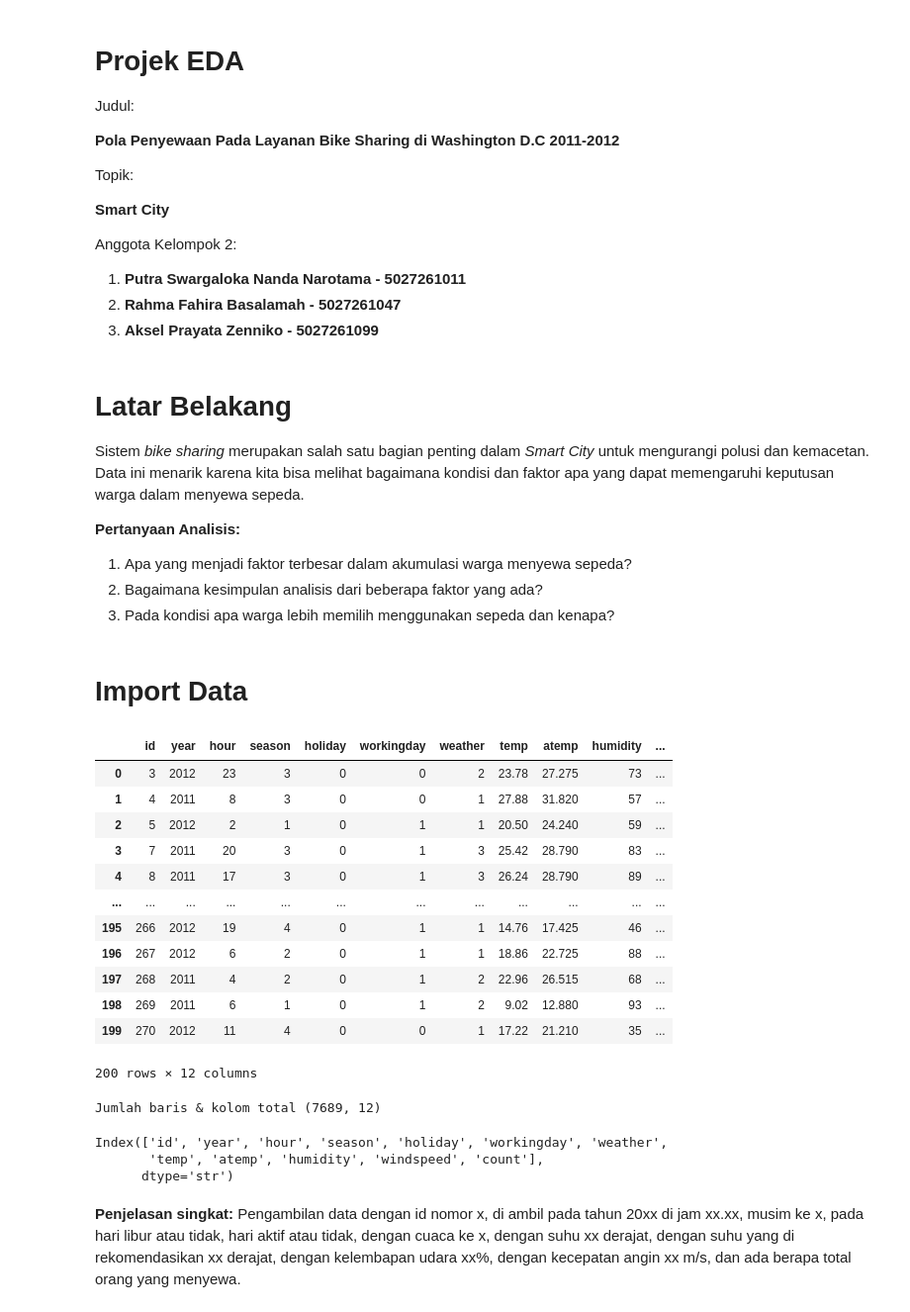
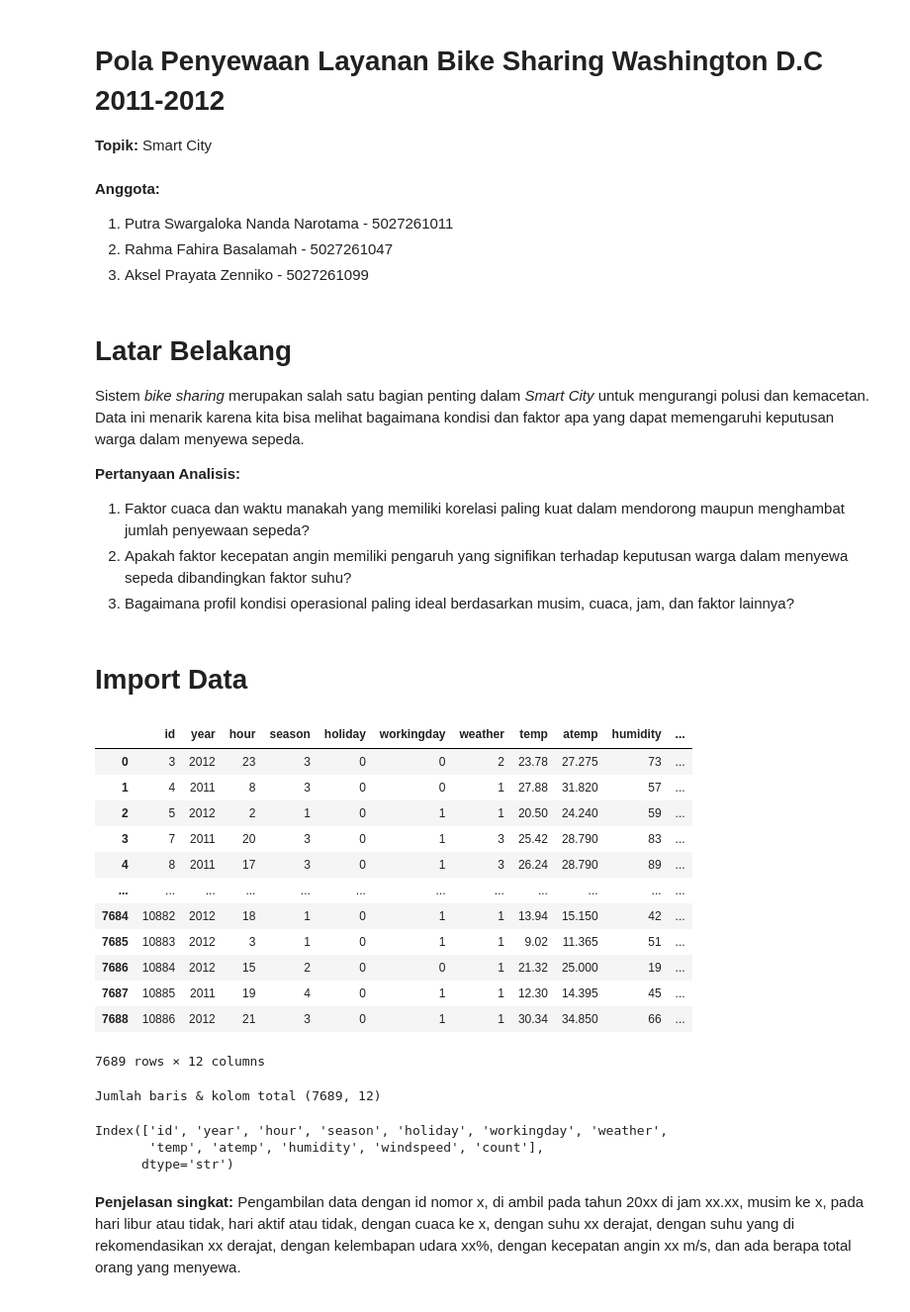
Before and after one commit to putragame45/proyek1-eda-kelompok-2, a Jupyter notebook: Kelompok_2.ipynb, the cells around one changed output. Shown at 99% size. Cells and saved outputs as stored; diff of their text form; code cells hidden in the pictures.

```diff
--- a/Kelompok_2.ipynb
+++ b/Kelompok_2.ipynb
@@ -1,48 +3,42 @@
+# %% [markdown]
+# Pola Penyewaan Layanan Bike Sharing Washington D.C 2011-2012
+**Topik:** Smart City
 # %% [markdown]
-# Projek EDA
-Judul:
+**Anggota:**
 
-**Pola Penyewaan Pada Layanan Bike Sharing di Washington D.C 2011-2012**
-
-Topik:
-
-**Smart City**
-
-Anggota Kelompok 2:
-
-1. **Putra Swargaloka Nanda Narotama - 5027261011**
-2. **Rahma Fahira Basalamah - 5027261047**
-3. **Aksel Prayata Zenniko - 5027261099**
+1. Putra Swargaloka Nanda Narotama - 5027261011
+2. Rahma Fahira Basalamah - 5027261047
+3. Aksel Prayata Zenniko - 5027261099
 # %% [markdown]
 # Latar Belakang
 Sistem *bike sharing* merupakan salah satu bagian penting dalam *Smart City* untuk mengurangi polusi dan kemacetan. Data ini menarik karena kita bisa melihat bagaimana kondisi dan faktor apa yang dapat memengaruhi keputusan warga dalam menyewa sepeda.
 
 **Pertanyaan Analisis:**
-1. Apa yang menjadi faktor terbesar dalam akumulasi warga menyewa sepeda?
-2. Bagaimana kesimpulan analisis dari beberapa faktor yang ada?
-3. Pada kondisi apa warga lebih memilih menggunakan sepeda dan kenapa?
+1. Faktor cuaca dan waktu manakah yang memiliki korelasi paling kuat dalam mendorong maupun menghambat jumlah penyewaan sepeda?
+2. Apakah faktor kecepatan angin memiliki pengaruh yang signifikan terhadap keputusan warga dalam menyewa sepeda dibandingkan faktor suhu?
+3. Bagaimana profil kondisi operasional paling ideal berdasarkan musim, cuaca, jam, dan faktor lainnya?
 # %% [markdown]
 # Import Data
 # %%
 import pandas as pd
 df = pd.read_csv("./p1_train.csv", sep=";")
-display(df.head(200))
+display(df)
 print("Jumlah baris & kolom total",df.shape)
 df.columns
 # %% [output]
 |  | id | year | hour | season | holiday | workingday | weather | temp | atemp | humidity | ... |
 | 0 | 3 | 2012 | 23 | 3 | 0 | 0 | 2 | 23.78 | 27.275 | 73 | ... |
 | 1 | 4 | 2011 | 8 | 3 | 0 | 0 | 1 | 27.88 | 31.820 | 57 | ... |
 | 2 | 5 | 2012 | 2 | 1 | 0 | 1 | 1 | 20.50 | 24.240 | 59 | ... |
 | 3 | 7 | 2011 | 20 | 3 | 0 | 1 | 3 | 25.42 | 28.790 | 83 | ... |
 | 4 | 8 | 2011 | 17 | 3 | 0 | 1 | 3 | 26.24 | 28.790 | 89 | ... |
 | ... | ... | ... | ... | ... | ... | ... | ... | ... | ... | ... | ... |
-| 195 | 266 | 2012 | 19 | 4 | 0 | 1 | 1 | 14.76 | 17.425 | 46 | ... |
-| 196 | 267 | 2012 | 6 | 2 | 0 | 1 | 1 | 18.86 | 22.725 | 88 | ... |
-| 197 | 268 | 2011 | 4 | 2 | 0 | 1 | 2 | 22.96 | 26.515 | 68 | ... |
-| 198 | 269 | 2011 | 6 | 1 | 0 | 1 | 2 | 9.02 | 12.880 | 93 | ... |
-| 199 | 270 | 2012 | 11 | 4 | 0 | 0 | 1 | 17.22 | 21.210 | 35 | ... |
+| 7684 | 10882 | 2012 | 18 | 1 | 0 | 1 | 1 | 13.94 | 15.150 | 42 | ... |
+| 7685 | 10883 | 2012 | 3 | 1 | 0 | 1 | 1 | 9.02 | 11.365 | 51 | ... |
+| 7686 | 10884 | 2012 | 15 | 2 | 0 | 0 | 1 | 21.32 | 25.000 | 19 | ... |
+| 7687 | 10885 | 2011 | 19 | 4 | 0 | 1 | 1 | 12.30 | 14.395 | 45 | ... |
+| 7688 | 10886 | 2012 | 21 | 3 | 0 | 1 | 1 | 30.34 | 34.850 | 66 | ... |
-200 rows × 12 columns
+7689 rows × 12 columns
 Jumlah baris & kolom total (7689, 12)
 Index(['id', 'year', 'hour', 'season', 'holiday', 'workingday', 'weather',
        'temp', 'atemp', 'humidity', 'windspeed', 'count'],
```
Also changed, not shown: parts of 15 cells of this notebook.
